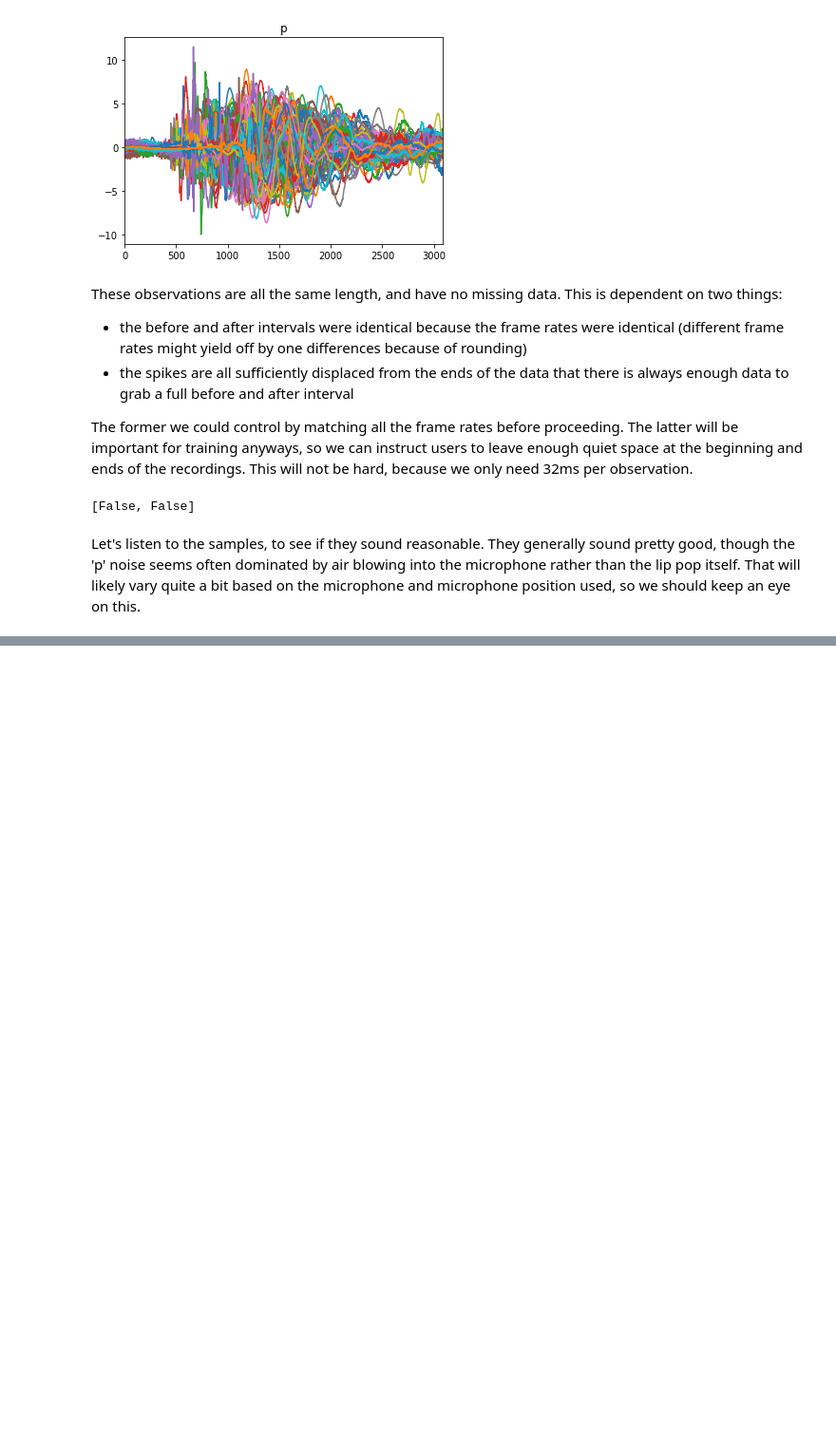
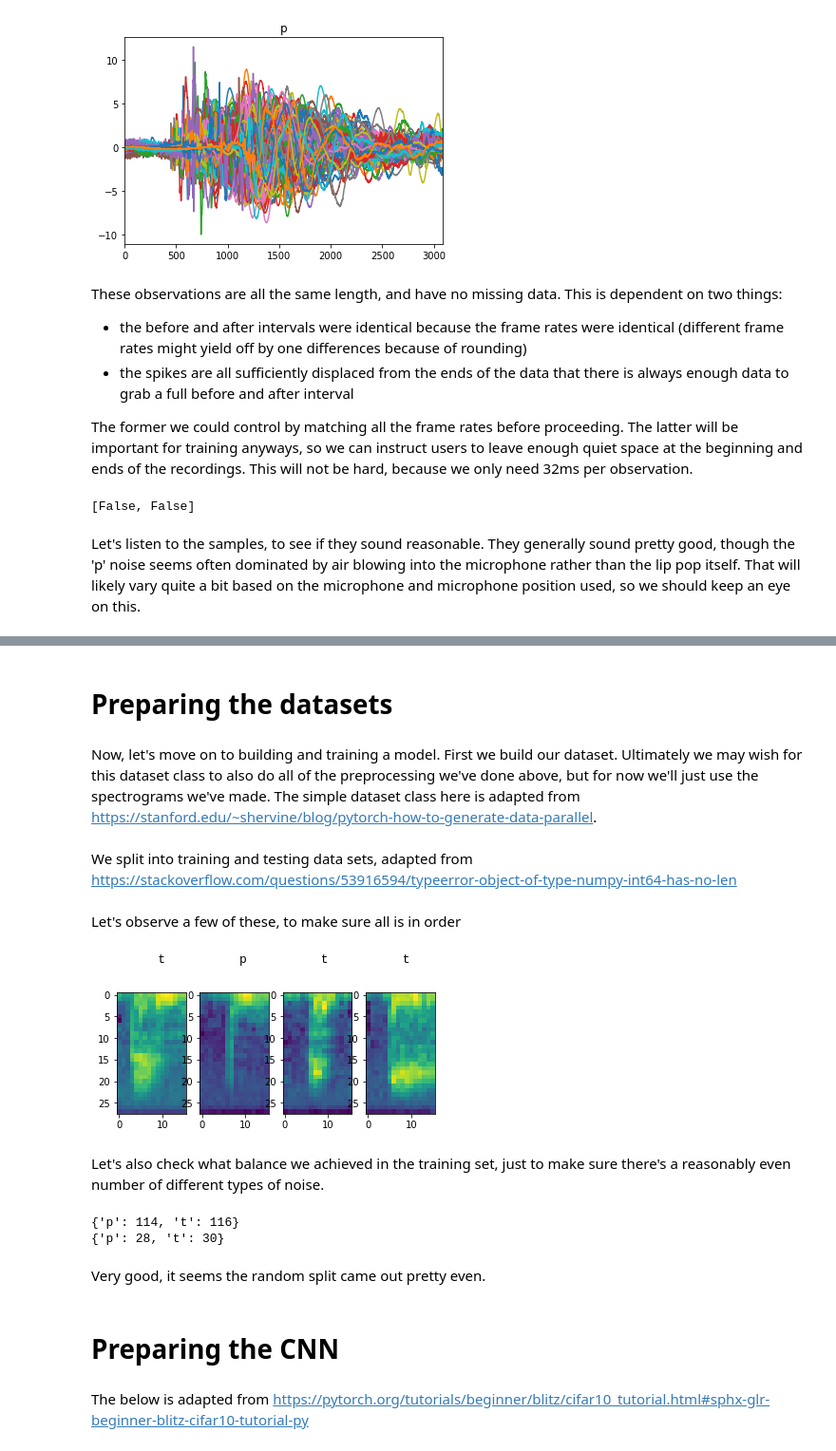
Before and after one commit to tremol/beatbot-noise-control, a Jupyter notebook: Noises - cleaning and training.ipynb, the cells around one changed output, grey strips where cells are left out. Shown at 95% size. Saved outputs shown, nothing was run; the diff lists cells and outputs as text; code cells hidden in the pictures; blank space fills up the shorter version.

```diff
--- a/Noises - cleaning and training.ipynb
+++ b/Noises - cleaning and training.ipynb
@@ -194,7 +194,7 @@ The former we could control by matching all the frame rates before proceeding. T
 Let's listen to the samples, to see if they sound reasonable. They generally sound pretty good, though the 'p' noise seems often dominated by air blowing into the microphone rather than the lip pop itself. That will likely vary quite a bit based on the microphone and microphone position used, so we should keep an eye on this.
 # %%
 for n in noises:
-    fs = frame_rate[n]
+    fr = frame_rate[n]
     for obs_label, obs_data in noises_isolated[n].iteritems():
         obs_data /= 10
         sd.play(obs_data, fs)
@@ -310,0 +267,4 @@ sample_rate
+# %% [markdown]
+# Preparing the datasets
+# %% [markdown]
+Now, let's move on to building and training a model. First we build our dataset. Ultimately we may wish for this dataset class to also do all of the preprocessing we've done above, but for now we'll just use the spectrograms we've made. The simple dataset class here is adapted from https://stanford.edu/~shervine/blog/pytorch-how-to-generate-data-parallel.
@@ -310,0 +306,57 @@ sample_rate
+# %% [markdown]
+We split into training and testing data sets, adapted from https://stackoverflow.com/questions/53916594/typeerror-object-of-type-numpy-int64-has-no-len
+# %%
+full_dataset = NoisesDataset(range(len(all_spectrograms)))
+training_fraction = 0.8
+train_size = round(training_fraction * len(full_dataset))
+test_size = len(full_dataset) - train_size
+train_dataset, test_dataset = torch.utils.data.random_split(full_dataset, [train_size, test_size])
+
+train_params = {
+    'batch_size': 4,
+    'shuffle': True,
+    'num_workers': 1,
+}
+train_loader = DataLoader(dataset=train_dataset, **train_params)
+test_loader = DataLoader(dataset=train_dataset)
+# %% [markdown]
+Let's observe a few of these, to make sure all is in order
+# %%
+# get some random training spectrograms
+train_dataiter = iter(train_loader)
+spectrograms, labels = train_dataiter.next()
+batch_size = train_params['batch_size']
+
+# show spectrograms
+fig, ax = plt.subplots(1, batch_size)
+for i in range(len(spectrograms)):
+    ax[i].imshow(spectrograms[i].numpy())
+
+# print labels
+print(' '.join('%10s' % noise_int_to_str[labels[j].item()] for j in range(batch_size)))
+# %% [output]
+         t          p          t          t
+[figure, added]
+# %% [markdown]
+Let's also check what balance we achieved in the training set, just to make sure there's a reasonably even number of different types of noise.
+# %%
+def count_noise_types_in_dataset(dataset):
+    counts = {}
+    for s, n_int in dataset:
+        try:
+            counts[n_int] += 1
+        except:
+            counts[n_int] = 1
+    return { noise_int_to_str[k]: v for k, v in counts.items() }
+
+print(count_noise_types_in_dataset(train_dataset))
+print(count_noise_types_in_dataset(test_dataset))
+# %% [output]
+{'p': 114, 't': 116}
+{'p': 28, 't': 30}
+# %% [markdown]
+Very good, it seems the random split came out pretty even.
+# %% [markdown]
+# Preparing the CNN
+# %% [markdown]
+The below is adapted from https://pytorch.org/tutorials/beginner/blitz/cifar10_tutorial.html#sphx-glr-beginner-blitz-cifar10-tutorial-py
```
Also changed, not shown: parts of 22 cells of this notebook, 4 other files.
